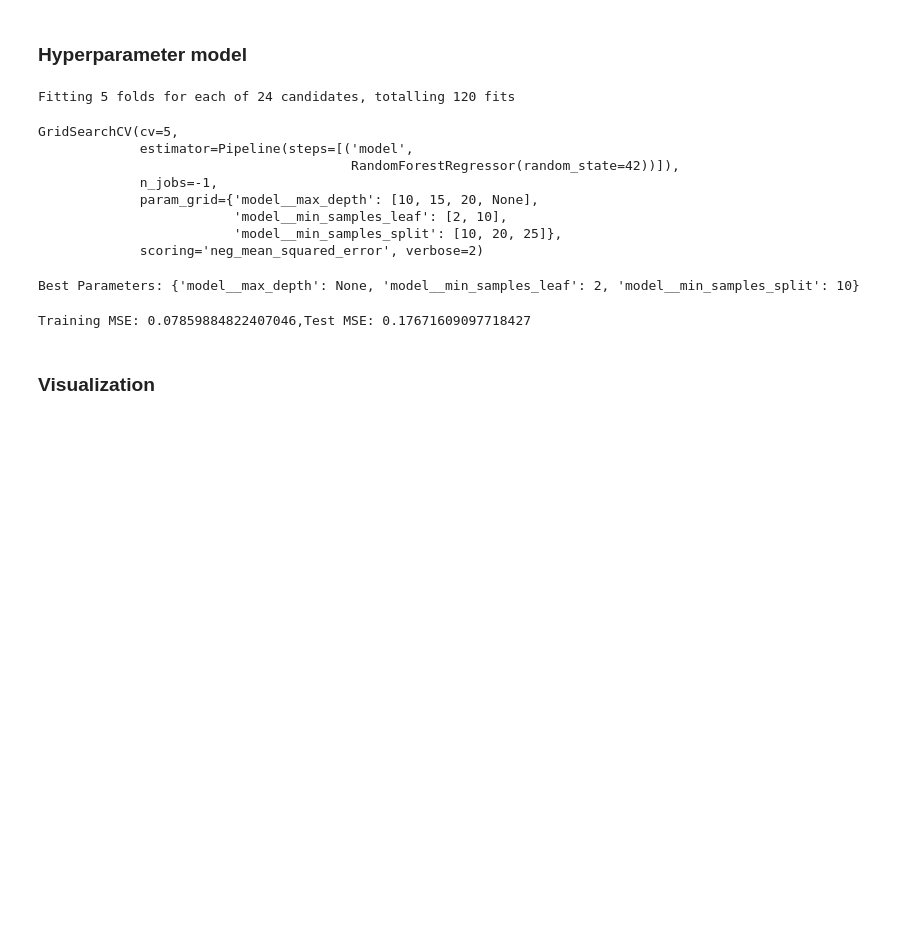
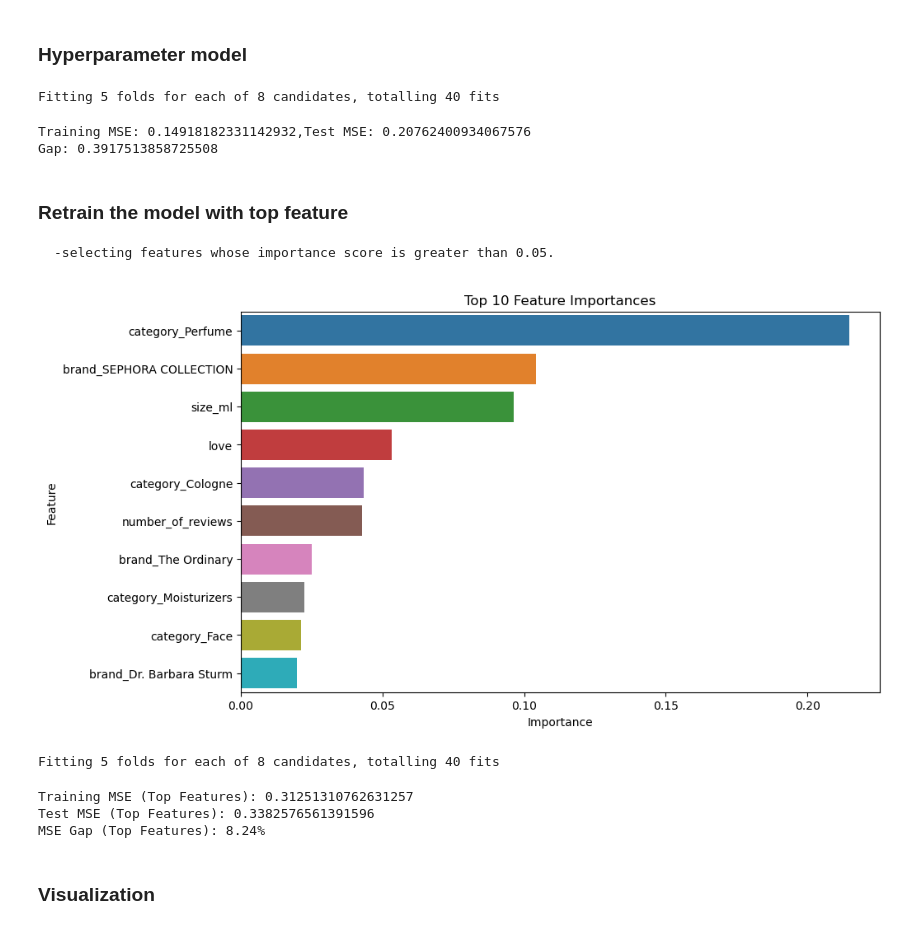
Before and after one commit to LeoH10462/Sephora, a Jupyter notebook: mysephora.ipynb, the cells around one changed output. Saved outputs shown, nothing was run; the diff lists cells and outputs as text; code cells hidden in the pictures; blank space fills up the shorter version.

```diff
--- a/mysephora.ipynb
+++ b/mysephora.ipynb
@@ -164,23 +180,10 @@ grid_search = GridSearchCV(
 # %%
 X_train, X_test, y_train, y_test = train_test_split(X, y, test_size=0.2, random_state=42)
 
-grid_search.fit(X_train, y_train)
+random_search.fit(X_train, y_train)
+best_model = random_search.best_estimator_
 # %% [output]
-Fitting 5 folds for each of 24 candidates, totalling 120 fits
+Fitting 5 folds for each of 8 candidates, totalling 40 fits
-GridSearchCV(cv=5,
-             estimator=Pipeline(steps=[('model',
-                                        RandomForestRegressor(random_state=42))]),
-             n_jobs=-1,
-             param_grid={'model__max_depth': [10, 15, 20, None],
-                         'model__min_samples_leaf': [2, 10],
-                         'model__min_samples_split': [10, 20, 25]},
-             scoring='neg_mean_squared_error', verbose=2)
-# %%
-# Get the best model
-best_model = grid_search.best_estimator_
-print("Best Parameters:", grid_search.best_params_)
-# %% [output]
-Best Parameters: {'model__max_depth': None, 'model__min_samples_leaf': 2, 'model__min_samples_split': 10}
 # %%
 # Predict on the training set
 y_train_pred = best_model.predict(X_train)
@@ -193,5 +196,24 @@ test_mse = mean_squared_error(y_test, y_test_pred)
 # test_r2 = r2_score(y_test, y_test_pred)
 
 print(f"Training MSE: {train_mse},Test MSE: {test_mse}")
+gap = (test_mse - train_mse)/train_mse
+print(f"Gap: {gap}")
 # %% [output]
-Training MSE: 0.07859884822407046,Test MSE: 0.17671609097718427
+Training MSE: 0.14918182331142932,Test MSE: 0.20762400934067576
+Gap: 0.3917513858725508
+# %% [markdown]
+### Retrain the model with top feature
+
+    -selecting features whose importance score is greater than 0.05.
+# %%
+feature_importances = best_model.named_steps['model'].feature_importances_
+features = X.columns
+importance_df = pd.DataFrame({'Feature': features, 'Importance': feature_importances})
+importance_df.sort_values(by='Importance', ascending=False, inplace=True)
+
+plt.figure(figsize=(10, 6))
+sns.barplot(x='Importance', y='Feature', data=importance_df.head(10))
+plt.title('Top 10 Feature Importances')
+plt.show()
+# %% [output]
+[figure, added]
@@ -198,3 +225,21 @@ Training MSE: 0.07859884822407046,Test MSE: 0.17671609097718427
+# %%
+# Retrain with top features
+random_search.fit(X_train_top, y_train)
+y_test_pred_top = random_search.best_estimator_.predict(X_test_top)
+
+# Evaluate the model with top features
+train_mse_top = mean_squared_error(y_train, random_search.best_estimator_.predict(X_train_top))
+test_mse_top = mean_squared_error(y_test, y_test_pred_top)
+gap_top = (test_mse_top - train_mse_top) / train_mse_top * 100
+
+print(f"Training MSE (Top Features): {train_mse_top}")
+print(f"Test MSE (Top Features): {test_mse_top}")
+print(f"MSE Gap (Top Features): {gap_top:.2f}%")
+# %% [output]
+Fitting 5 folds for each of 8 candidates, totalling 40 fits
+Training MSE (Top Features): 0.31251310762631257
+Test MSE (Top Features): 0.3382576561391596
+MSE Gap (Top Features): 8.24%
 # %% [markdown]
 ### Visualization
 # %%
```
Also changed, not shown: parts of 8 cells of this notebook, 2 other files.
